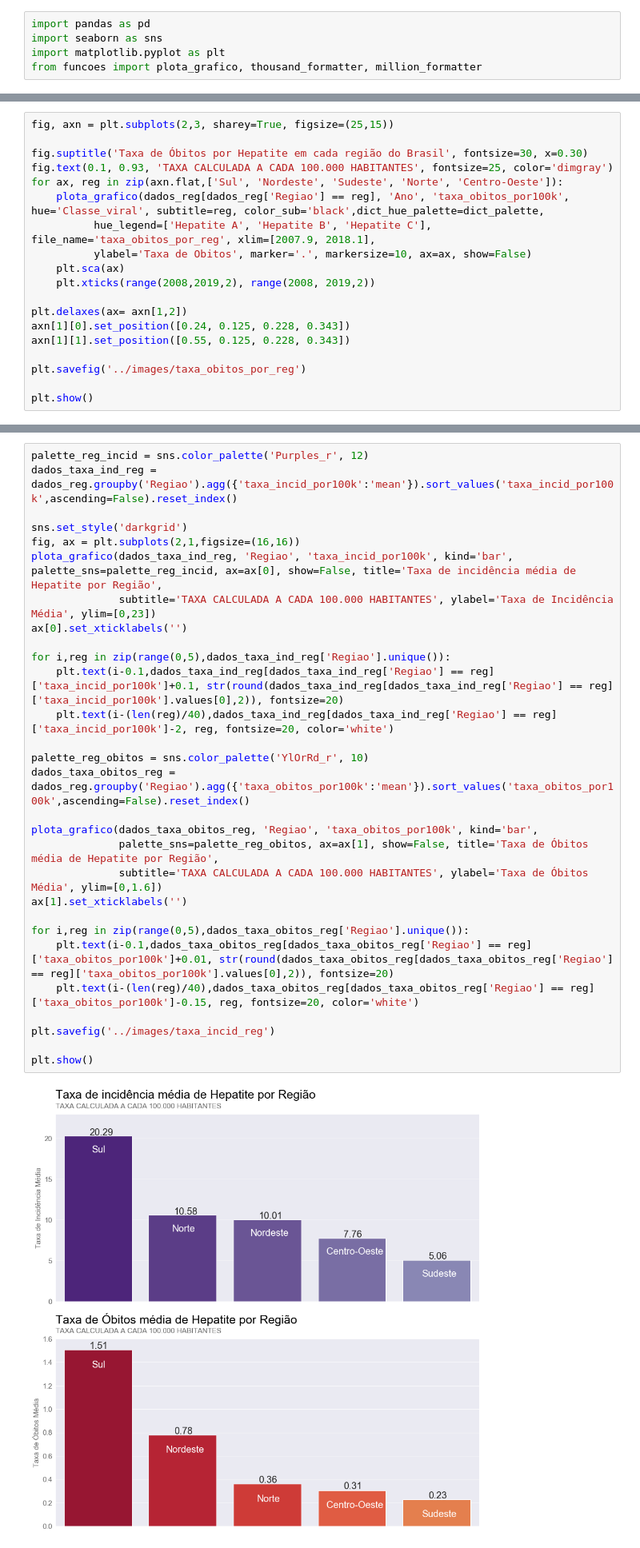
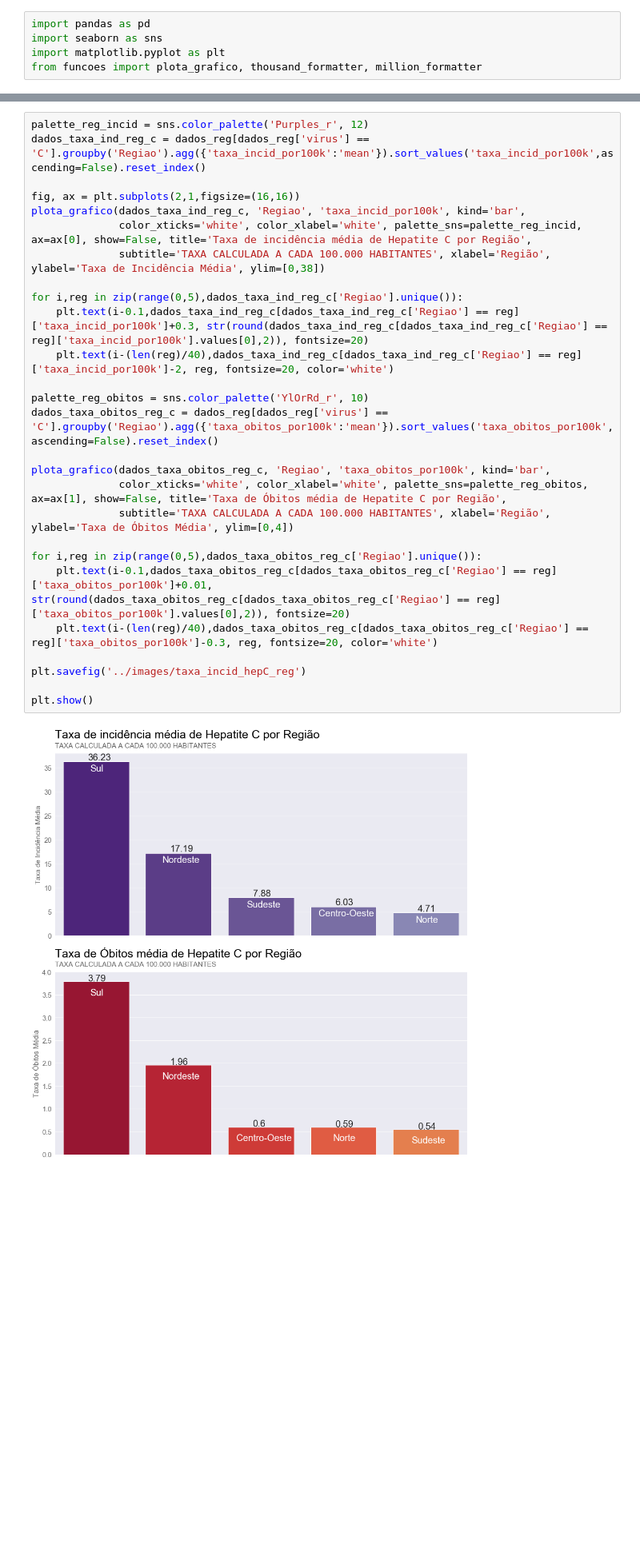
Before and after one commit to PedroHCAlmeida/projeto_um_mal_silencioso, a Jupyter notebook: notebooks/Analise_final.ipynb, the cells around one changed output, grey strips where cells are left out. Shown at 80% size. Saved outputs shown, nothing was run; the diff lists cells and outputs as text; blank space fills up the shorter version.

```diff
--- a/notebooks/Analise_final.ipynb
+++ b/notebooks/Analise_final.ipynb
@@ -175,19 +240,0 @@ plt.show()
-# %%
-fig, axn = plt.subplots(2,3, sharey=True, figsize=(25,15))
-
-fig.suptitle('Taxa de Óbitos por Hepatite em cada região do Brasil', fontsize=30, x=0.30)
-fig.text(0.1, 0.93, 'TAXA CALCULADA A CADA 100.000 HABITANTES', fontsize=25, color='dimgray')
-for ax, reg in zip(axn.flat,['Sul', 'Nordeste', 'Sudeste', 'Norte', 'Centro-Oeste']):
-    plota_grafico(dados_reg[dados_reg['Regiao'] == reg], 'Ano', 'taxa_obitos_por100k', hue='Classe_viral', subtitle=reg, color_sub='black',dict_hue_palette=dict_palette,
-          hue_legend=['Hepatite A', 'Hepatite B', 'Hepatite C'], file_name='taxa_obitos_por_reg', xlim=[2007.9, 2018.1],
-          ylabel='Taxa de Obitos', marker='.', markersize=10, ax=ax, show=False)
-    plt.sca(ax)
-    plt.xticks(range(2008,2019,2), range(2008, 2019,2))
-
-plt.delaxes(ax= axn[1,2])
-axn[1][0].set_position([0.24, 0.125, 0.228, 0.343])
-axn[1][1].set_position([0.55, 0.125, 0.228, 0.343])
-
-plt.savefig('../images/taxa_obitos_por_reg')
-
-plt.show()
@@ -196,31 +241,29 @@ plt.show()
 # %%
 palette_reg_incid = sns.color_palette('Purples_r', 12)
-dados_taxa_ind_reg = dados_reg.groupby('Regiao').agg({'taxa_incid_por100k':'mean'}).sort_values('taxa_incid_por100k',ascending=False).reset_index()
+dados_taxa_ind_reg_c = dados_reg[dados_reg['virus'] == 'C'].groupby('Regiao').agg({'taxa_incid_por100k':'mean'}).sort_values('taxa_incid_por100k',ascending=False).reset_index()
 
-sns.set_style('darkgrid')
 fig, ax = plt.subplots(2,1,figsize=(16,16))
-plota_grafico(dados_taxa_ind_reg, 'Regiao', 'taxa_incid_por100k', kind='bar', palette_sns=palette_reg_incid, ax=ax[0], show=False, title='Taxa de incidência média de Hepatite por Região',
-              subtitle='TAXA CALCULADA A CADA 100.000 HABITANTES', ylabel='Taxa de Incidência Média', ylim=[0,23])
-ax[0].set_xticklabels('')
+plota_grafico(dados_taxa_ind_reg_c, 'Regiao', 'taxa_incid_por100k', kind='bar',
+              color_xticks='white', color_xlabel='white', palette_sns=palette_reg_incid, ax=ax[0], show=False, title='Taxa de incidência média de Hepatite C por Região',
+              subtitle='TAXA CALCULADA A CADA 100.000 HABITANTES', xlabel='Região', ylabel='Taxa de Incidência Média', ylim=[0,38])
 
-for i,reg in zip(range(0,5),dados_taxa_ind_reg['Regiao'].unique()):
-    plt.text(i-0.1,dados_taxa_ind_reg[dados_taxa_ind_reg['Regiao'] == reg]['taxa_incid_por100k']+0.1, str(round(dados_taxa_ind_reg[dados_taxa_ind_reg['Regiao'] == reg]['taxa_incid_por100k'].values[0],2)), fontsize=20)
-    plt.text(i-(len(reg)/40),dados_taxa_ind_reg[dados_taxa_ind_reg['Regiao'] == reg]['taxa_incid_por100k']-2, reg, fontsize=20, color='white')
+for i,reg in zip(range(0,5),dados_taxa_ind_reg_c['Regiao'].unique()):
+    plt.text(i-0.1,dados_taxa_ind_reg_c[dados_taxa_ind_reg_c['Regiao'] == reg]['taxa_incid_por100k']+0.3, str(round(dados_taxa_ind_reg_c[dados_taxa_ind_reg_c['Regiao'] == reg]['taxa_incid_por100k'].values[0],2)), fontsize=20)
+    plt.text(i-(len(reg)/40),dados_taxa_ind_reg_c[dados_taxa_ind_reg_c['Regiao'] == reg]['taxa_incid_por100k']-2, reg, fontsize=20, color='white')
 
 palette_reg_obitos = sns.color_palette('YlOrRd_r', 10)
-dados_taxa_obitos_reg = dados_reg.groupby('Regiao').agg({'taxa_obitos_por100k':'mean'}).sort_values('taxa_obitos_por100k',ascending=False).reset_index()
+dados_taxa_obitos_reg_c = dados_reg[dados_reg['virus'] == 'C'].groupby('Regiao').agg({'taxa_obitos_por100k':'mean'}).sort_values('taxa_obitos_por100k',ascending=False).reset_index()
 
-plota_grafico(dados_taxa_obitos_reg, 'Regiao', 'taxa_obitos_por100k', kind='bar',
-              palette_sns=palette_reg_obitos, ax=ax[1], show=False, title='Taxa de Óbitos média de Hepatite por Região',
-              subtitle='TAXA CALCULADA A CADA 100.000 HABITANTES', ylabel='Taxa de Óbitos Média', ylim=[0,1.6])
-ax[1].set_xticklabels('')
+plota_grafico(dados_taxa_obitos_reg_c, 'Regiao', 'taxa_obitos_por100k', kind='bar',
+              color_xticks='white', color_xlabel='white', palette_sns=palette_reg_obitos, ax=ax[1], show=False, title='Taxa de Óbitos média de Hepatite C por Região',
+              subtitle='TAXA CALCULADA A CADA 100.000 HABITANTES', xlabel='Região', ylabel='Taxa de Óbitos Média', ylim=[0,4])
 
-for i,reg in zip(range(0,5),dados_taxa_obitos_reg['Regiao'].unique()):
-    plt.text(i-0.1,dados_taxa_obitos_reg[dados_taxa_obitos_reg['Regiao'] == reg]['taxa_obitos_por100k']+0.01, str(round(dados_taxa_obitos_reg[dados_taxa_obitos_reg['Regiao'] == reg]['taxa_obitos_por100k'].values[0],2)), fontsize=20)
-    plt.text(i-(len(reg)/40),dados_taxa_obitos_reg[dados_taxa_obitos_reg['Regiao'] == reg]['taxa_obitos_por100k']-0.15, reg, fontsize=20, color='white')
+for i,reg in zip(range(0,5),dados_taxa_obitos_reg_c['Regiao'].unique()):
+    plt.text(i-0.1,dados_taxa_obitos_reg_c[dados_taxa_obitos_reg_c['Regiao'] == reg]['taxa_obitos_por100k']+0.01, str(round(dados_taxa_obitos_reg_c[dados_taxa_obitos_reg_c['Regiao'] == reg]['taxa_obitos_por100k'].values[0],2)), fontsize=20)
+    plt.text(i-(len(reg)/40),dados_taxa_obitos_reg_c[dados_taxa_obitos_reg_c['Regiao'] == reg]['taxa_obitos_por100k']-0.3, reg, fontsize=20, color='white')
 
-plt.savefig('../images/taxa_incid_reg')
+plt.savefig('../images/taxa_incid_hepC_reg')
 
 plt.show()
 # %% [output]
-[figure, old version]
+[figure, new version]
```
Also changed, not shown: parts of 41 cells of this notebook, 11 other files.
